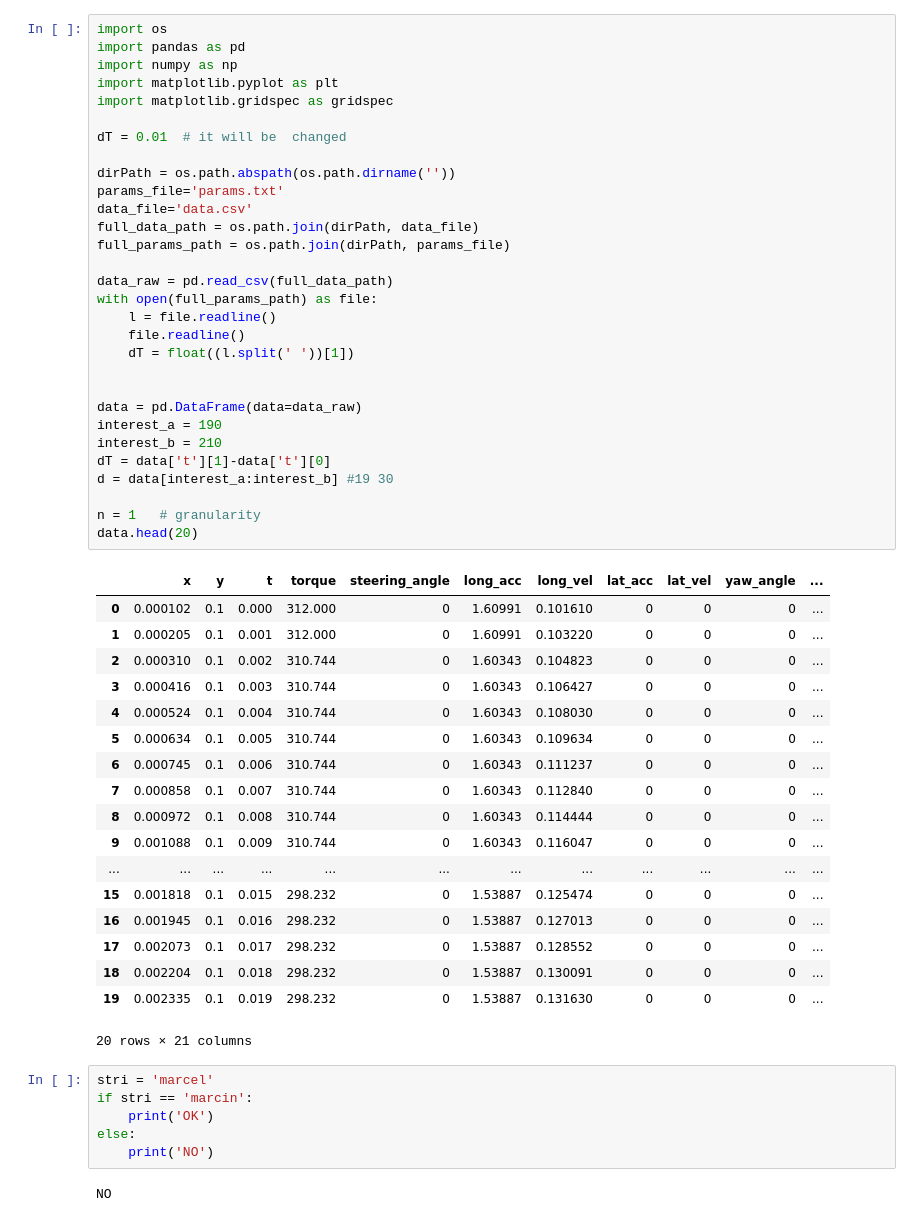
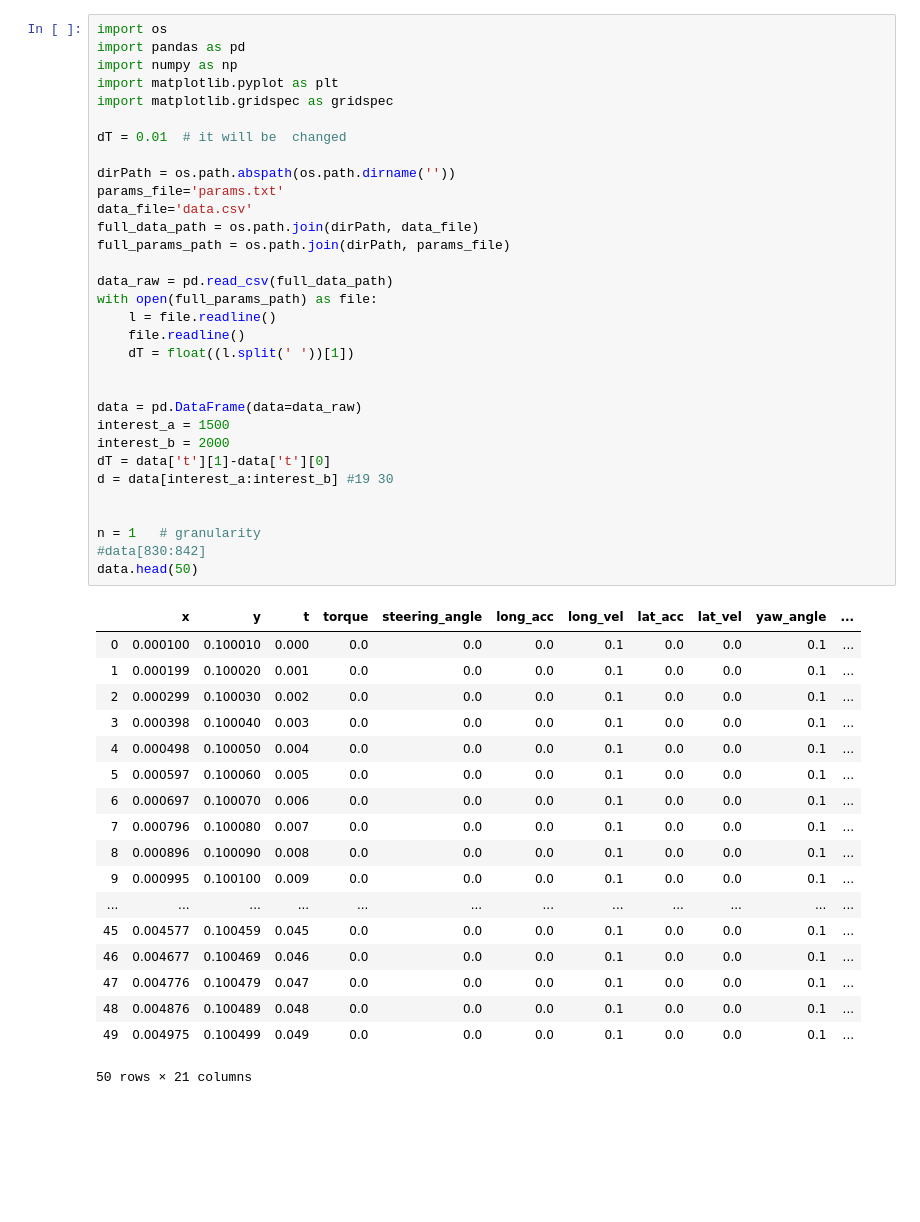
Before and after one commit to AvaRat/dynamic-model-car-simulator, a Jupyter notebook: simulator_visualization.ipynb, the cells around one changed output. Saved outputs shown, nothing was run; the diff lists cells and outputs as text; blank space fills up the shorter version.

```diff
--- a/simulator_visualization.ipynb
+++ b/simulator_visualization.ipynb
@@ -1,57 +1,51 @@
 # %%
 import os
 import pandas as pd
 import numpy as np
 import matplotlib.pyplot as plt
 import matplotlib.gridspec as gridspec
 
 dT = 0.01  # it will be  changed
 
 dirPath = os.path.abspath(os.path.dirname(''))
 params_file='params.txt'
 data_file='data.csv'
 full_data_path = os.path.join(dirPath, data_file)
 full_params_path = os.path.join(dirPath, params_file)
 
 data_raw = pd.read_csv(full_data_path)
 with open(full_params_path) as file:
     l = file.readline()
     file.readline()
     dT = float((l.split(' '))[1])
 
 
 data = pd.DataFrame(data=data_raw)
-interest_a = 190
-interest_b = 210
+interest_a = 1500
+interest_b = 2000
 dT = data['t'][1]-data['t'][0]
 d = data[interest_a:interest_b] #19 30
 
+
 n = 1   # granularity
-data.head(20)
+#data[830:842]
+data.head(50)
 # %% [output]
 |  | x | y | t | torque | steering_angle | long_acc | long_vel | lat_acc | lat_vel | yaw_angle | ... |
-| 0 | 0.000102 | 0.1 | 0.000 | 312.000 | 0 | 1.60991 | 0.101610 | 0 | 0 | 0 | ... |
-| 1 | 0.000205 | 0.1 | 0.001 | 312.000 | 0 | 1.60991 | 0.103220 | 0 | 0 | 0 | ... |
-| 2 | 0.000310 | 0.1 | 0.002 | 310.744 | 0 | 1.60343 | 0.104823 | 0 | 0 | 0 | ... |
-| 3 | 0.000416 | 0.1 | 0.003 | 310.744 | 0 | 1.60343 | 0.106427 | 0 | 0 | 0 | ... |
-| 4 | 0.000524 | 0.1 | 0.004 | 310.744 | 0 | 1.60343 | 0.108030 | 0 | 0 | 0 | ... |
-| 5 | 0.000634 | 0.1 | 0.005 | 310.744 | 0 | 1.60343 | 0.109634 | 0 | 0 | 0 | ... |
-| 6 | 0.000745 | 0.1 | 0.006 | 310.744 | 0 | 1.60343 | 0.111237 | 0 | 0 | 0 | ... |
-| 7 | 0.000858 | 0.1 | 0.007 | 310.744 | 0 | 1.60343 | 0.112840 | 0 | 0 | 0 | ... |
-| 8 | 0.000972 | 0.1 | 0.008 | 310.744 | 0 | 1.60343 | 0.114444 | 0 | 0 | 0 | ... |
-| 9 | 0.001088 | 0.1 | 0.009 | 310.744 | 0 | 1.60343 | 0.116047 | 0 | 0 | 0 | ... |
+| 0 | 0.000100 | 0.100010 | 0.000 | 0.0 | 0.0 | 0.0 | 0.1 | 0.0 | 0.0 | 0.1 | ... |
+| 1 | 0.000199 | 0.100020 | 0.001 | 0.0 | 0.0 | 0.0 | 0.1 | 0.0 | 0.0 | 0.1 | ... |
+| 2 | 0.000299 | 0.100030 | 0.002 | 0.0 | 0.0 | 0.0 | 0.1 | 0.0 | 0.0 | 0.1 | ... |
+| 3 | 0.000398 | 0.100040 | 0.003 | 0.0 | 0.0 | 0.0 | 0.1 | 0.0 | 0.0 | 0.1 | ... |
+| 4 | 0.000498 | 0.100050 | 0.004 | 0.0 | 0.0 | 0.0 | 0.1 | 0.0 | 0.0 | 0.1 | ... |
+| 5 | 0.000597 | 0.100060 | 0.005 | 0.0 | 0.0 | 0.0 | 0.1 | 0.0 | 0.0 | 0.1 | ... |
+| 6 | 0.000697 | 0.100070 | 0.006 | 0.0 | 0.0 | 0.0 | 0.1 | 0.0 | 0.0 | 0.1 | ... |
+| 7 | 0.000796 | 0.100080 | 0.007 | 0.0 | 0.0 | 0.0 | 0.1 | 0.0 | 0.0 | 0.1 | ... |
+| 8 | 0.000896 | 0.100090 | 0.008 | 0.0 | 0.0 | 0.0 | 0.1 | 0.0 | 0.0 | 0.1 | ... |
+| 9 | 0.000995 | 0.100100 | 0.009 | 0.0 | 0.0 | 0.0 | 0.1 | 0.0 | 0.0 | 0.1 | ... |
 | ... | ... | ... | ... | ... | ... | ... | ... | ... | ... | ... | ... |
-| 15 | 0.001818 | 0.1 | 0.015 | 298.232 | 0 | 1.53887 | 0.125474 | 0 | 0 | 0 | ... |
-| 16 | 0.001945 | 0.1 | 0.016 | 298.232 | 0 | 1.53887 | 0.127013 | 0 | 0 | 0 | ... |
-| 17 | 0.002073 | 0.1 | 0.017 | 298.232 | 0 | 1.53887 | 0.128552 | 0 | 0 | 0 | ... |
-| 18 | 0.002204 | 0.1 | 0.018 | 298.232 | 0 | 1.53887 | 0.130091 | 0 | 0 | 0 | ... |
-| 19 | 0.002335 | 0.1 | 0.019 | 298.232 | 0 | 1.53887 | 0.131630 | 0 | 0 | 0 | ... |
+| 45 | 0.004577 | 0.100459 | 0.045 | 0.0 | 0.0 | 0.0 | 0.1 | 0.0 | 0.0 | 0.1 | ... |
+| 46 | 0.004677 | 0.100469 | 0.046 | 0.0 | 0.0 | 0.0 | 0.1 | 0.0 | 0.0 | 0.1 | ... |
+| 47 | 0.004776 | 0.100479 | 0.047 | 0.0 | 0.0 | 0.0 | 0.1 | 0.0 | 0.0 | 0.1 | ... |
+| 48 | 0.004876 | 0.100489 | 0.048 | 0.0 | 0.0 | 0.0 | 0.1 | 0.0 | 0.0 | 0.1 | ... |
+| 49 | 0.004975 | 0.100499 | 0.049 | 0.0 | 0.0 | 0.0 | 0.1 | 0.0 | 0.0 | 0.1 | ... |
-20 rows × 21 columns
+50 rows × 21 columns
-# %%
-stri = 'marcel'
-if stri == 'marcin':
-    print('OK')
-else:
-    print('NO')
-# %% [output]
-NO
```
Also changed, not shown: parts of 21 cells of this notebook, 8 other files.
